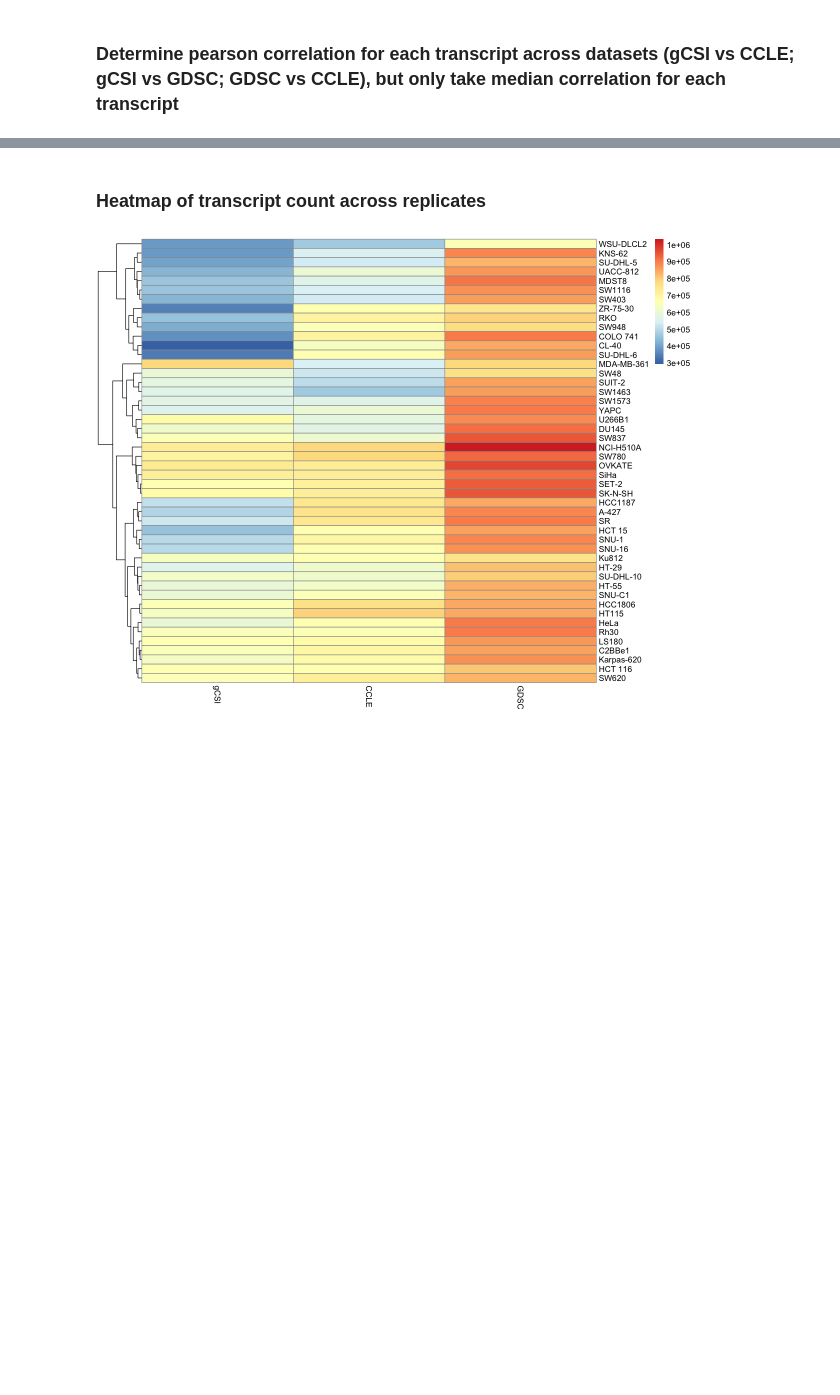
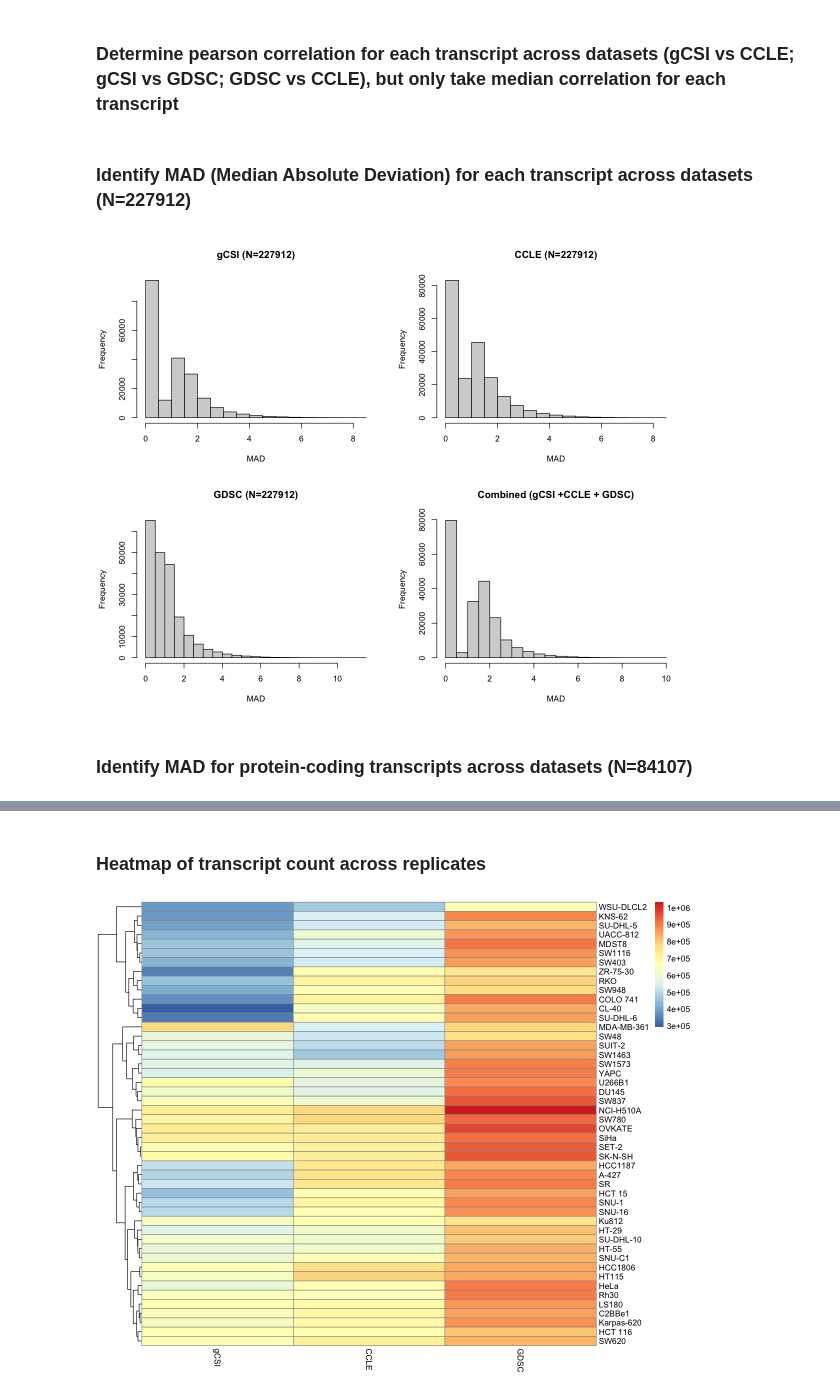
Before and after one commit to anthfm/TranscriptML, a Jupyter notebook: transcript_ML.R.ipynb, the cells around one changed output, grey strips where cells are left out. Drawn from its saved outputs; the diff is of its cells as text; code cells hidden in the pictures; blank space fills up the shorter version.

```diff
--- a/transcript_ML.R.ipynb
+++ b/transcript_ML.R.ipynb
@@ -53,8 +70,9 @@ transcripts <- gCSI_rna@elementMetadata$transcript_id
 # %% [markdown]
 ### Determine pearson correlation for each transcript across datasets (gCSI vs CCLE; gCSI vs GDSC; GDSC vs CCLE), but only take median correlation for each transcript
 # %%
-transcript_stability <- data.frame(matrix(nrow=length(transcripts), ncol=2))
-colnames(transcript_stability) <- c("transcript_id", "pearson")
+transcripts <- gCSI_rna@elementMetadata$transcript_id
+transcript_stability <- data.frame(matrix(nrow=length(transcripts), ncol=9))
+colnames(transcript_stability) <- c("transcript_id", "pearson", "gcsi_mad","ccle_mad","gdsc_mad", "combined_mad","gcsi_median","gdsc_median","ccle_median")
 transcript_stability$transcript_id <- transcripts
 rownames(transcript_stability) <- transcript_stability$transcript_id
 # %%
@@ -62,15 +80,26 @@ for (i in 1:length(transcripts)){
   print(i)
   #gCSI vs CCLE
   expr_gcsi <- as.numeric(gCSI_rna@assays@data$exprs[i,])
+  expr_gcsi_mad <- mad(expr_gcsi)
+  expr_gcsi_med <- median(expr_gcsi)
   expr_ccle <- as.numeric(CCLE_rna@assays@data$exprs[i,])
+  expr_ccle_mad <- mad(expr_ccle)
+  expr_ccle_med <- median(expr_ccle)
   p_1 <- cor(expr_gcsi, expr_ccle, method = "pearson")
 
   #gCSI vs GDSC
   expr_gdsc <- as.numeric(GDSC_rna@assays@data$exprs[i,])
+  expr_gdsc_mad <- mad(expr_gdsc)
+  expr_gdsc_med <- median(expr_gdsc)
   p_2 <- cor(expr_gcsi, expr_gdsc, method = "pearson")
 
   #CCLE vs GDSC
   p_3 <- cor(expr_ccle, expr_gdsc, method = "pearson")
+
+  #Combined
+  combined <- c(expr_gcsi, expr_ccle, expr_gdsc)
+  expr_combined_mad <- mad(combined)
+  expr_combined_med <- median(combined)
 
   if (is.na(p_1) | is.na(p_2) | is.na(p_3)){
     next
@@ -78,11 +107,18 @@ for (i in 1:length(transcripts)){
   } else {
 
   p_median <- median(p_1, p_2, p_3)
-  #assign median correlation to df
+
+  #assign to df
   transcript_stability[i,"pearson"] <- p_median
-
+  transcript_stability[i,"gcsi_mad"] <- expr_gcsi_mad
+  transcript_stability[i,"ccle_mad"]<- expr_ccle_mad
+  transcript_stability[i,"gdsc_mad"] <- expr_gdsc_mad
+  transcript_stability[i,"combined_mad"] <- expr_combined_mad
+  transcript_stability[i,"gcsi_median"] <- expr_gcsi_med
+  transcript_stability[i,"ccle_median"] <- expr_ccle_med
+  transcript_stability[i,"gdsc_median"] <- expr_gdsc_med
   }
 }
 
-#save(transcript_stability, file="transcript_stability.RData")
+save(transcript_stability, file="transcript_stability_MAD_count_norm.RData")
 # %%
@@ -90,3 +126,18 @@ load("transcript_stability.RData")
+# %% [markdown]
+### Identify MAD (Median Absolute Deviation) for each transcript across datasets (N=227912)
 # %%
 #remove transcripts that have no correlation (NA) - 8% of transcripts
 transcript_stability <- transcript_stability[-which(is.na(transcript_stability$pearson)),]
+# %%
+#High MAD (in Combined) shows unstable transcripts, which
+#might be because of biological variations, sensitivity to cell culture or any other protocol differences
+options(repr.plot.width=10, repr.plot.height=8)
+layout(matrix(1:4,2,2,byrow=TRUE))
+hist(transcript_stability$gcsi_mad, xlab='MAD', main="gCSI (N=227912)")
+hist(transcript_stability$ccle_mad, xlab='MAD', main="CCLE (N=227912)")
+hist(transcript_stability$gdsc_mad, xlab='MAD', main="GDSC (N=227912)")
+hist(transcript_stability$combined_mad, xlab='MAD', main="Combined (gCSI +CCLE + GDSC)")
+# %% [output]
+[figure, added]
+# %% [markdown]
+### Identify MAD for protein-coding transcripts across datasets (N=84107)
```
Also changed, not shown: parts of 41 cells of this notebook.
